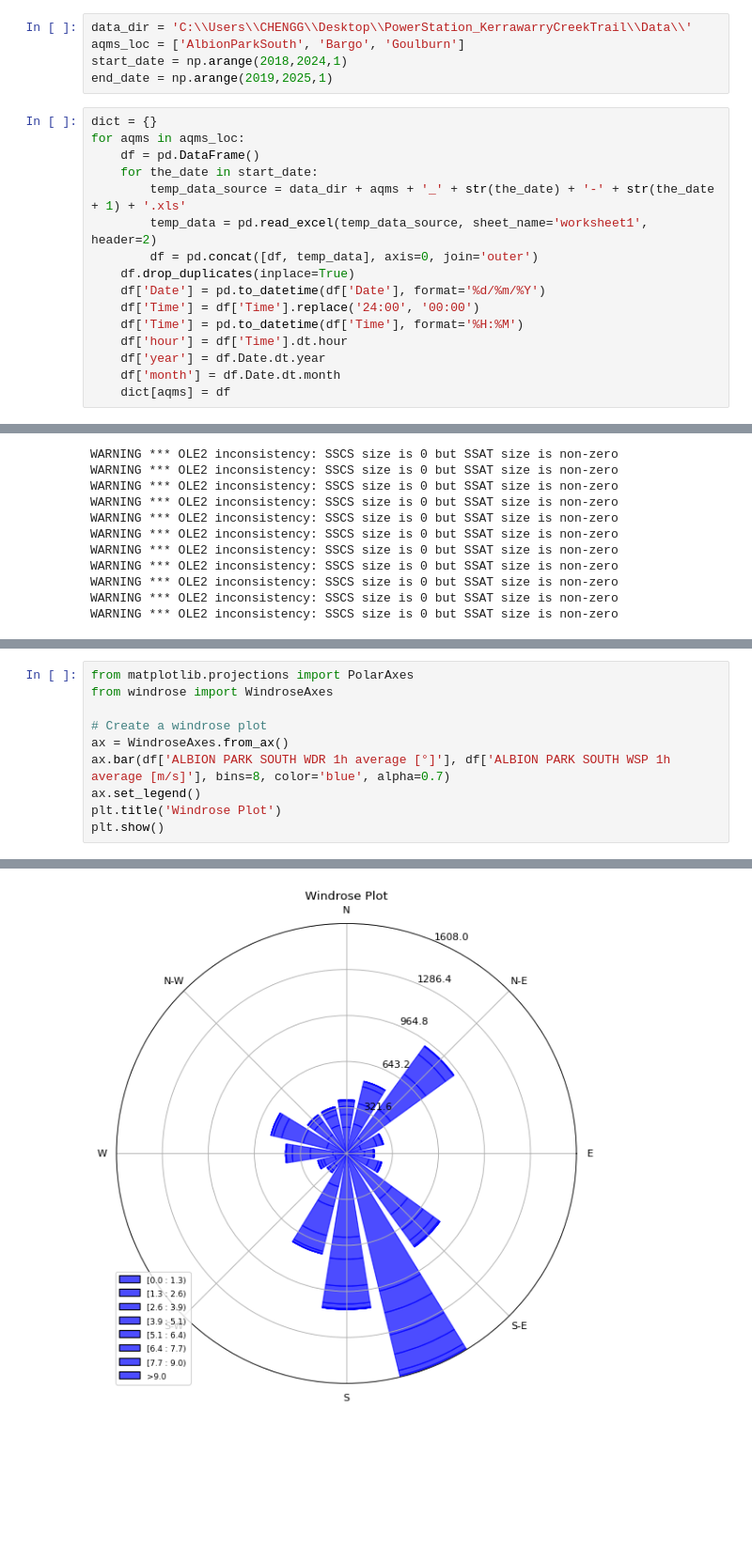
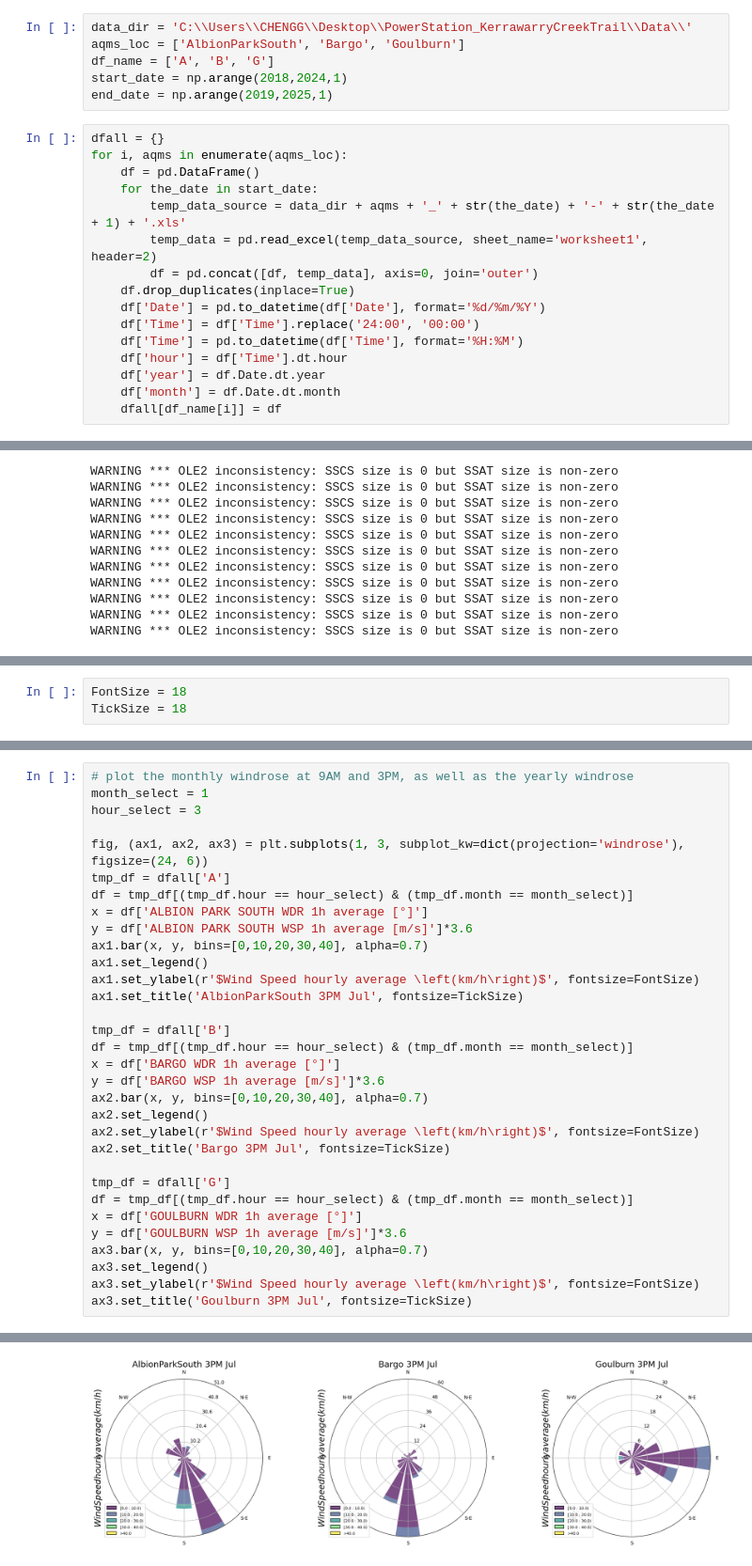
Before and after one commit to GinnCheng/DA_AQ_hub, a Jupyter notebook: DA_aqms_nsw.ipynb, the cells around one changed output, grey strips where cells are left out. Shown at 94% size. Saved outputs shown, nothing was run; the diff lists cells and outputs as text; blank space fills up the shorter version.

```diff
--- a/DA_aqms_nsw.ipynb
+++ b/DA_aqms_nsw.ipynb
@@ -9,11 +13,12 @@ from datetime import datetime
 # %%
 data_dir = 'C:\\Users\\CHENGG\\Desktop\\PowerStation_KerrawarryCreekTrail\\Data\\'
 aqms_loc = ['AlbionParkSouth', 'Bargo', 'Goulburn']
+df_name = ['A', 'B', 'G']
 start_date = np.arange(2018,2024,1)
 end_date = np.arange(2019,2025,1)
 # %%
-dict = {}
-for aqms in aqms_loc:
+dfall = {}
+for i, aqms in enumerate(aqms_loc):
     df = pd.DataFrame()
     for the_date in start_date:
         temp_data_source = data_dir + aqms + '_' + str(the_date) + '-' + str(the_date + 1) + '.xls'
@@ -26,7 +31,7 @@ for aqms in aqms_loc:
     df['hour'] = df['Time'].dt.hour
     df['year'] = df.Date.dt.year
     df['month'] = df.Date.dt.month
-    dict[aqms] = df
+    dfall[df_name[i]] = df
 # %% [output]
 WARNING *** OLE2 inconsistency: SSCS size is 0 but SSAT size is non-zero
 WARNING *** OLE2 inconsistency: SSCS size is 0 but SSAT size is non-zero
@@ -61,3 +66,6 @@ dict['Goulburn'].head(1)
 # %% [output]
 |  | Date | Time | GOULBURN WDR 1h average [°] | GOULBURN TEMP 1h average [°C] | GOULBURN WSP 1h average [m/s] | ... |
 | 0 | 2018-01-01 | 1900-01-01 01:00:00 | NaN | NaN | NaN | ... |
+# %%
+FontSize = 18
+TickSize = 18
@@ -107,11 +224,33 @@ plt.show()
 # %%
-from matplotlib.projections import PolarAxes
-from windrose import WindroseAxes
+# plot the monthly windrose at 9AM and 3PM, as well as the yearly windrose
+month_select = 1
+hour_select = 3
 
-# Create a windrose plot
-ax = WindroseAxes.from_ax()
-ax.bar(df['ALBION PARK SOUTH WDR 1h average [°]'], df['ALBION PARK SOUTH WSP 1h average [m/s]'], bins=8, color='blue', alpha=0.7)
-ax.set_legend()
-plt.title('Windrose Plot')
-plt.show()
+fig, (ax1, ax2, ax3) = plt.subplots(1, 3, subplot_kw=dict(projection='windrose'), figsize=(24, 6))
+tmp_df = dfall['A']
+df = tmp_df[(tmp_df.hour == hour_select) & (tmp_df.month == month_select)]
+x = df['ALBION PARK SOUTH WDR 1h average [°]']
+y = df['ALBION PARK SOUTH WSP 1h average [m/s]']*3.6
+ax1.bar(x, y, bins=[0,10,20,30,40], alpha=0.7)
+ax1.set_legend()
+ax1.set_ylabel(r'$Wind Speed hourly average \left(km/h\right)$', fontsize=FontSize)
+ax1.set_title('AlbionParkSouth 3PM Jul', fontsize=TickSize)
+
+tmp_df = dfall['B']
+df = tmp_df[(tmp_df.hour == hour_select) & (tmp_df.month == month_select)]
+x = df['BARGO WDR 1h average [°]']
+y = df['BARGO WSP 1h average [m/s]']*3.6
+ax2.bar(x, y, bins=[0,10,20,30,40], alpha=0.7)
+ax2.set_legend()
+ax2.set_ylabel(r'$Wind Speed hourly average \left(km/h\right)$', fontsize=FontSize)
+ax2.set_title('Bargo 3PM Jul', fontsize=TickSize)
+
+tmp_df = dfall['G']
+df = tmp_df[(tmp_df.hour == hour_select) & (tmp_df.month == month_select)]
+x = df['GOULBURN WDR 1h average [°]']
+y = df['GOULBURN WSP 1h average [m/s]']*3.6
+ax3.bar(x, y, bins=[0,10,20,30,40], alpha=0.7)
+ax3.set_legend()
+ax3.set_ylabel(r'$Wind Speed hourly average \left(km/h\right)$', fontsize=FontSize)
+ax3.set_title('Goulburn 3PM Jul', fontsize=TickSize)
 # %% [output]
@@ -118 +258 @@ plt.show()
-[figure, old version]
+[figure, new version]
```
Also changed, not shown: parts of 16 cells of this notebook, 1 other file.
